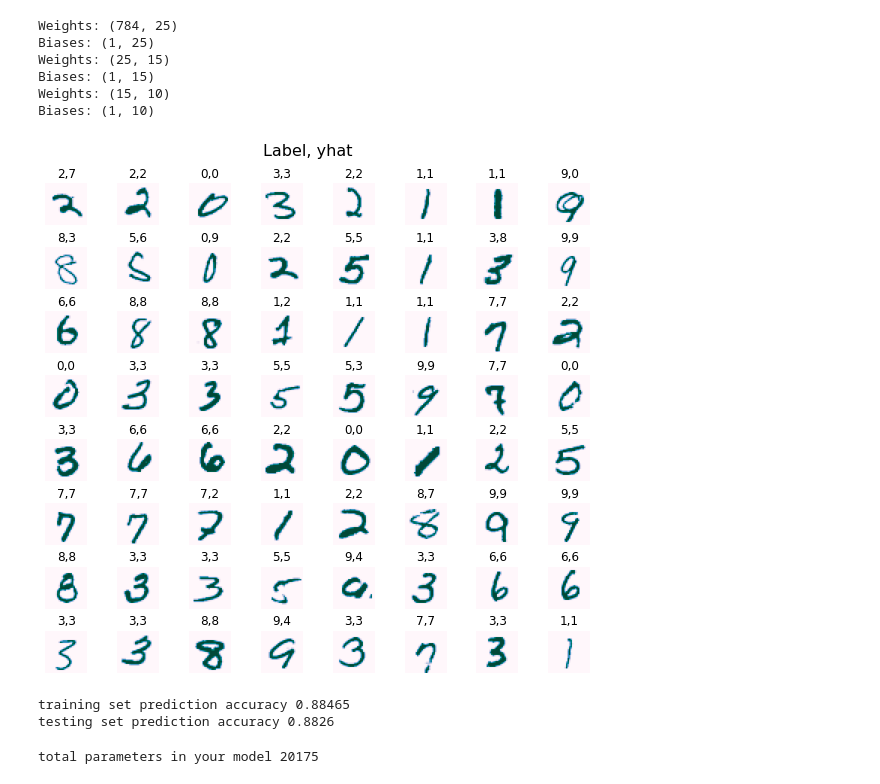
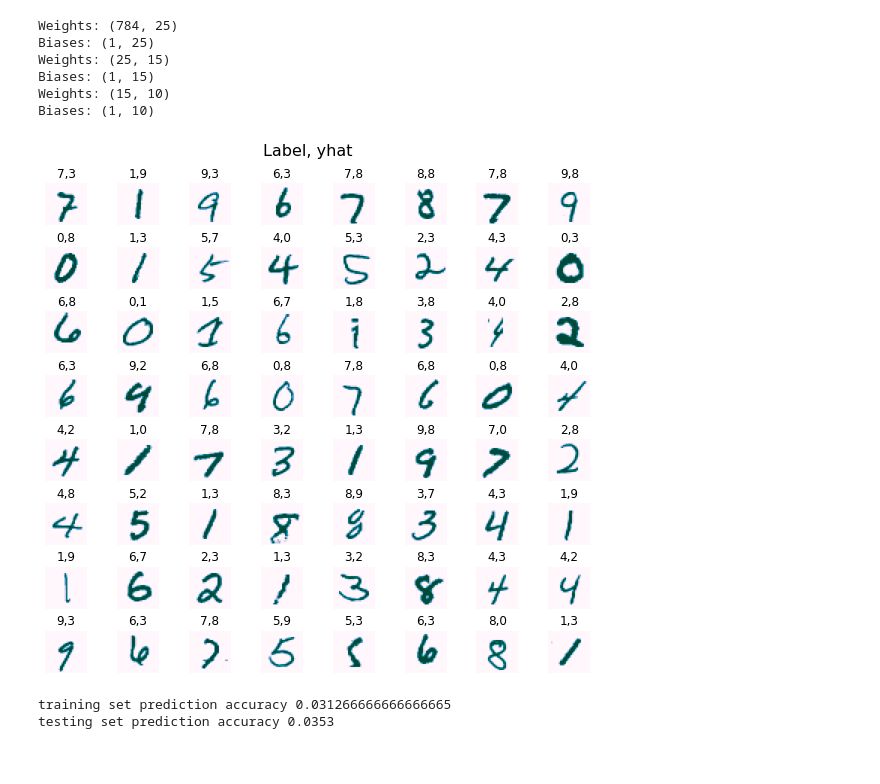
Before and after one commit to IbrahimMohamed2001/MNIST-Example, a Jupyter notebook: MNIST.ipynb, the cells around one changed output. Saved outputs shown, nothing was run; the diff lists cells and outputs as text; code cells hidden in the pictures.

```diff
--- a/MNIST.ipynb
+++ b/MNIST.ipynb
@@ -232,7 +236,7 @@ class NeuralNetwork:
             print(f'Weights: {w.shape}')
             print(f'Biases: {b.shape}')
 # %%
-nn = NeuralNetwork(
+model = NeuralNetwork(
     X_train=X_train,
     X_test=X_test,
     y_test=y_test,
@@ -241,9 +245,7 @@ nn = NeuralNetwork(
     layer2=Layer(neurons=15, activation=relu, activation_drev=relu_derevative),
     layer3=Layer(neurons=10, activation=softmax, activation_drev=softmax_grad)
 )
-
-nn.load_model(index=1)
-nn.forwardPropagation(nn.X_train_norm)
+model.load_model(1)
 # %% [output]
 Weights: (784, 25)
 Biases: (1, 25)
@@ -259,43 +256,42 @@ Biases: (1, 10)
+# %%
+model.fit(iterations=50, learning_rate=0.01)
 # %%
+model.forwardPropagation(model.X_train_norm)
 m, n = X_train.shape
 
 fig, axes = plt.subplots(8,8, figsize=(8,8))
 fig.tight_layout(pad=0.1,rect=[0, 0.03, 1, 0.92]) #[left, bottom, right, top]
 
 for i, ax in enumerate(axes.flat):
     # Select random indices
     random_index = np.random.randint(m)
 
     # Select rows corresponding to the random indices and
     # reshape the image
     X_random_reshaped = X_train[random_index].reshape((28,28))
 
     # Display the image
     ax.imshow(X_random_reshaped, cmap='PuBuGn')
 
     # Predict using the Neural Network
-    yhat = np.argmax(nn.y_predict[random_index])
+    yhat = np.argmax(model.y_predict[random_index])
 
     # Display the label above the image
     ax.set_title(f"{y_train[random_index]},{yhat}")
     ax.set_axis_off()
 
 fig.suptitle("Label, yhat", fontsize=16)
 plt.show()
 # %% [output]
-[figure, old version]
+[figure, new version]
 # %%
-nn.forwardPropagation(nn.X_train_norm)
+model.forwardPropagation(model.X_train_norm)
 
-print(f'training set prediction accuracy {nn.get_accuracy(y=nn.y_train)}')
+print(f'training set prediction accuracy {model.get_accuracy(y=model.y_train)}')
 
-nn.forwardPropagation(nn.X_test_norm)
+model.forwardPropagation(model.X_test_norm)
 
-print(f'testing set prediction accuracy {nn.get_accuracy(y=nn.y_test)}')
+print(f'testing set prediction accuracy {model.get_accuracy(y=model.y_test)}')
 # %% [output]
-training set prediction accuracy 0.88465
-testing set prediction accuracy 0.8826
+training set prediction accuracy 0.031266666666666665
+testing set prediction accuracy 0.0353
-# %%
-nn.save_model(1)
-# %% [output]
-total parameters in your model 20175
```
Also changed, not shown: parts of 7 cells of this notebook.
